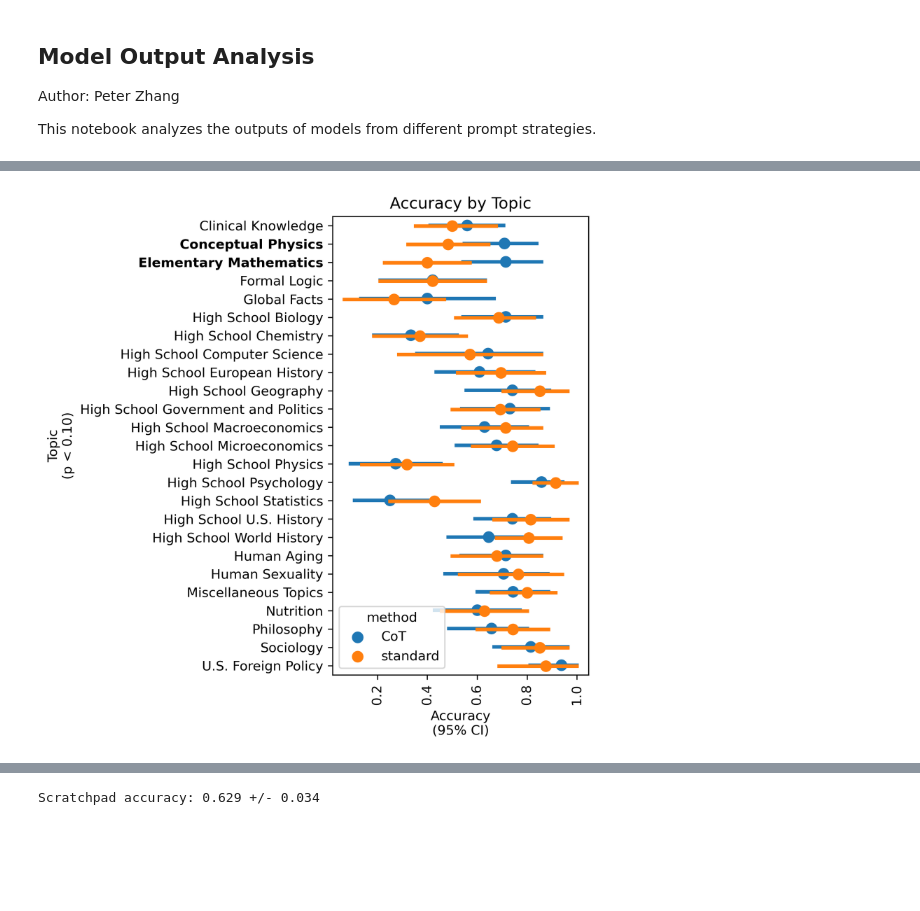
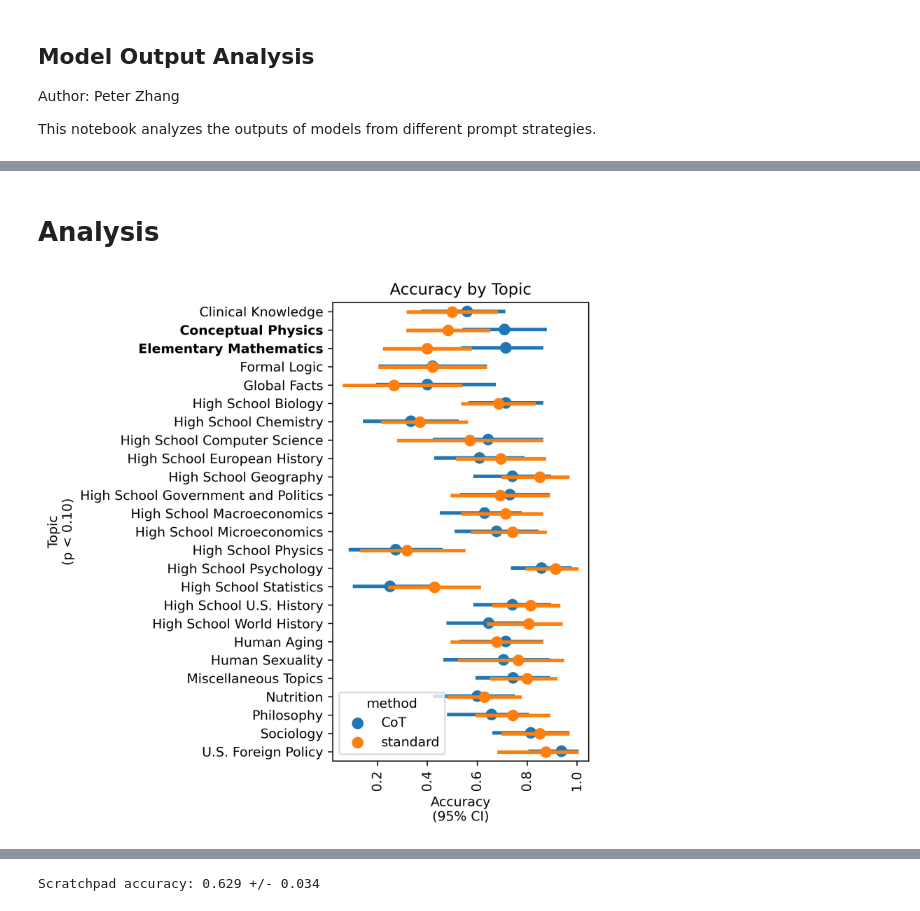
Before and after one commit to petezh/ChatGPT-Advice, a Jupyter notebook: notebooks/analyze_model_results.ipynb, the cells around one changed output, grey strips where cells are left out. Drawn from its saved outputs; the diff is of its cells as text; code cells hidden in the pictures; blank space fills up the shorter version.

Commit message:
refactor and cleanup
- move data preprocessing code to the clean responses script
- shorten notebooks and improve readability
- add additional summary stats tables

```diff
--- a/notebooks/analyze_model_results.ipynb
+++ b/notebooks/analyze_model_results.ipynb
@@ -27,18 +22,21 @@ topics = config.topics
 # %%
-scratchpad_result_file = '../data/model_output/results_scratchpad_0218.csv'
-baseline_result_file = '../data/model_output/results_baseline_0217.csv'
+data_folder = "../data/model_output"
+scratchpad_result_file = join(data_folder, "results_scratchpad_0218.csv")
+baseline_result_file = join(data_folder, "results_baseline_0217.csv")
 scratchpad_df = pd.read_csv(scratchpad_result_file)
 scratchpad_df['method'] = 'CoT'
 baseline_df = pd.read_csv(baseline_result_file)
 baseline_df['method'] = 'standard'
 answer_df = pd.concat([scratchpad_df, baseline_df])
+# %% [markdown]
+# Analysis
 # %%
 answer_df['is_correct'] = answer_df['answer'] == answer_df['correct_answer']
-answer_df = answer_df[answer_df['topic'].isin(topics)]
+answer_df = answer_df[answer_df['topic'].isin(config.topics)]
 # %%
 # t-test for significant difference by topic
 sig_topics = []
-for topic in topics:
+for topic in config.topics:
     scratchpad_correct = answer_df[(answer_df['topic']==topic) & (answer_df['method']=='CoT')]['is_correct']
     baseline_correct = answer_df[(answer_df['topic']==topic) & (answer_df['method']=='standard')]['is_correct']
     t, p = ttest_ind(scratchpad_correct, baseline_correct)
@@ -47,27 +45,27 @@ for topic in topics:
 # %%
 plt.figure(figsize=(6, 6))
 g = sns.pointplot(data=answer_df, x='is_correct', y='topic', hue='method', dodge=True, join=False, errorbar=('ci',95), orient='h')
 
 # bold sig topics
 for tick in g.get_yticklabels():
     if tick.get_text() in sig_topics:
         tick.set_fontweight('bold')
 
 # rename x labels
-labels = [config.topic2display[t] for t in topics]
+labels = [config.topic2display[t] for t in config.topics]
 g.set_yticklabels(labels)
 
 
 plt.xticks(rotation=90)
 # show display topics on labels
 plt.xlabel('Accuracy\n(95% CI)')
 plt.ylabel("Topic\n(p < 0.10)")
 plt.title('Accuracy by Topic')
 plt.tight_layout()
 plt.savefig('../figures/model_accuracy_by_topic.png')
 plt.show()
 # %% [output]
-[figure, old version]
+[figure, new version]
 # %%
 answer_df['category'] = answer_df['topic'].apply(config.topic2category.get)
 cat2pvalue = {}
```
Also changed, not shown: parts of 4 cells of this notebook, 34 other files.
